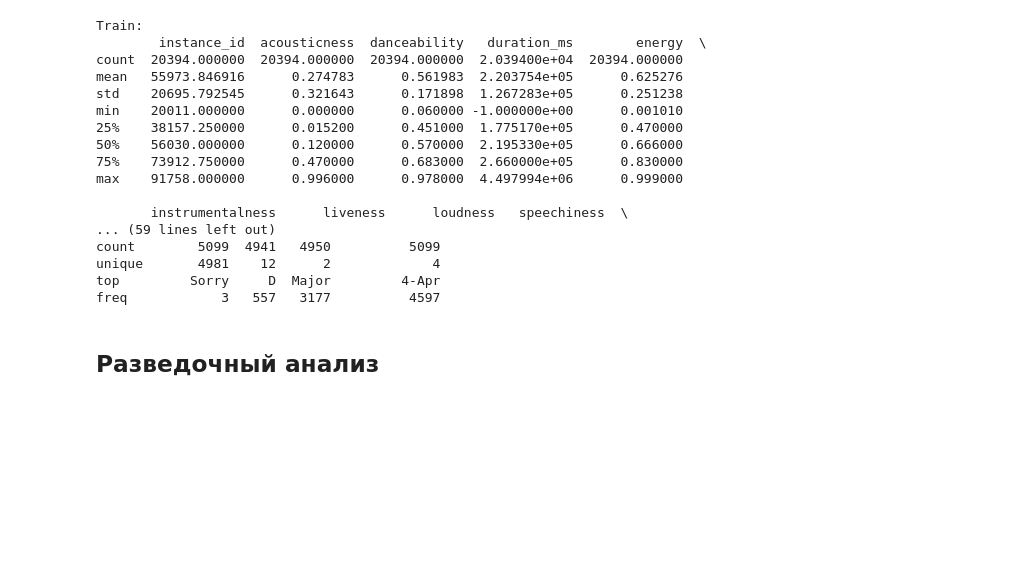
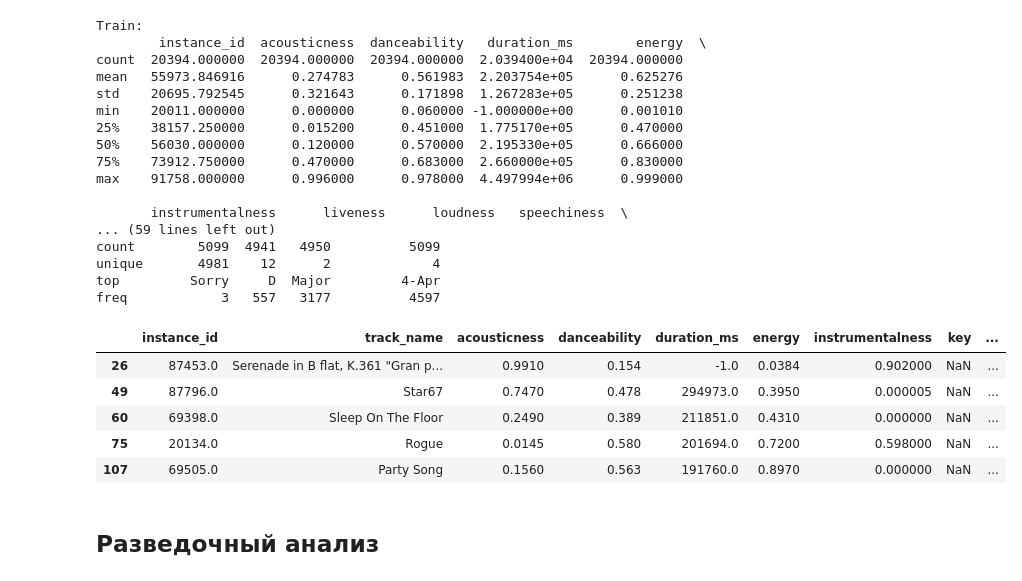
Before and after one commit to iZemenkov/HSE-ML-TEAM-4, a Jupyter notebook: Project_Music_genre_prediction.ipynb, the cells around one changed output. Saved outputs shown, nothing was run; the diff lists cells and outputs as text; code cells hidden in the pictures; blank space fills up the shorter version.

```diff
--- a/Project_Music_genre_prediction.ipynb
+++ b/Project_Music_genre_prediction.ipynb
@@ -196,6 +192,18 @@ count        5099  4941   4950          5099
 unique       4981    12      2             4
 top         Sorry     D  Major         4-Apr
 freq            3   557   3177          4597
+# %%
+key_list = ['D', 'A', 'E', 'G#', 'C', 'D#', 'A#', 'F', 'F#', 'G', 'C#', 'B']
+filtered_train = train[~train['key'].isin(key_list)]
+
+filtered_train.head()
+# %% [output]
+|  | instance_id | track_name | acousticness | danceability | duration_ms | energy | instrumentalness | key | ... |
+| 26 | 87453.0 | Serenade in B flat, K.361 "Gran p... | 0.9910 | 0.154 | -1.0 | 0.0384 | 0.902000 | NaN | ... |
+| 49 | 87796.0 | Star67 | 0.7470 | 0.478 | 294973.0 | 0.3950 | 0.000005 | NaN | ... |
+| 60 | 69398.0 | Sleep On The Floor | 0.2490 | 0.389 | 211851.0 | 0.4310 | 0.000000 | NaN | ... |
+| 75 | 20134.0 | Rogue | 0.0145 | 0.580 | 201694.0 | 0.7200 | 0.598000 | NaN | ... |
+| 107 | 69505.0 | Party Song | 0.1560 | 0.563 | 191760.0 | 0.8970 | 0.000000 | NaN | ... |
 # %% [markdown]
 ## Разведочный анализ
 # %%
```
Also changed, not shown: parts of 3 cells of this notebook.
